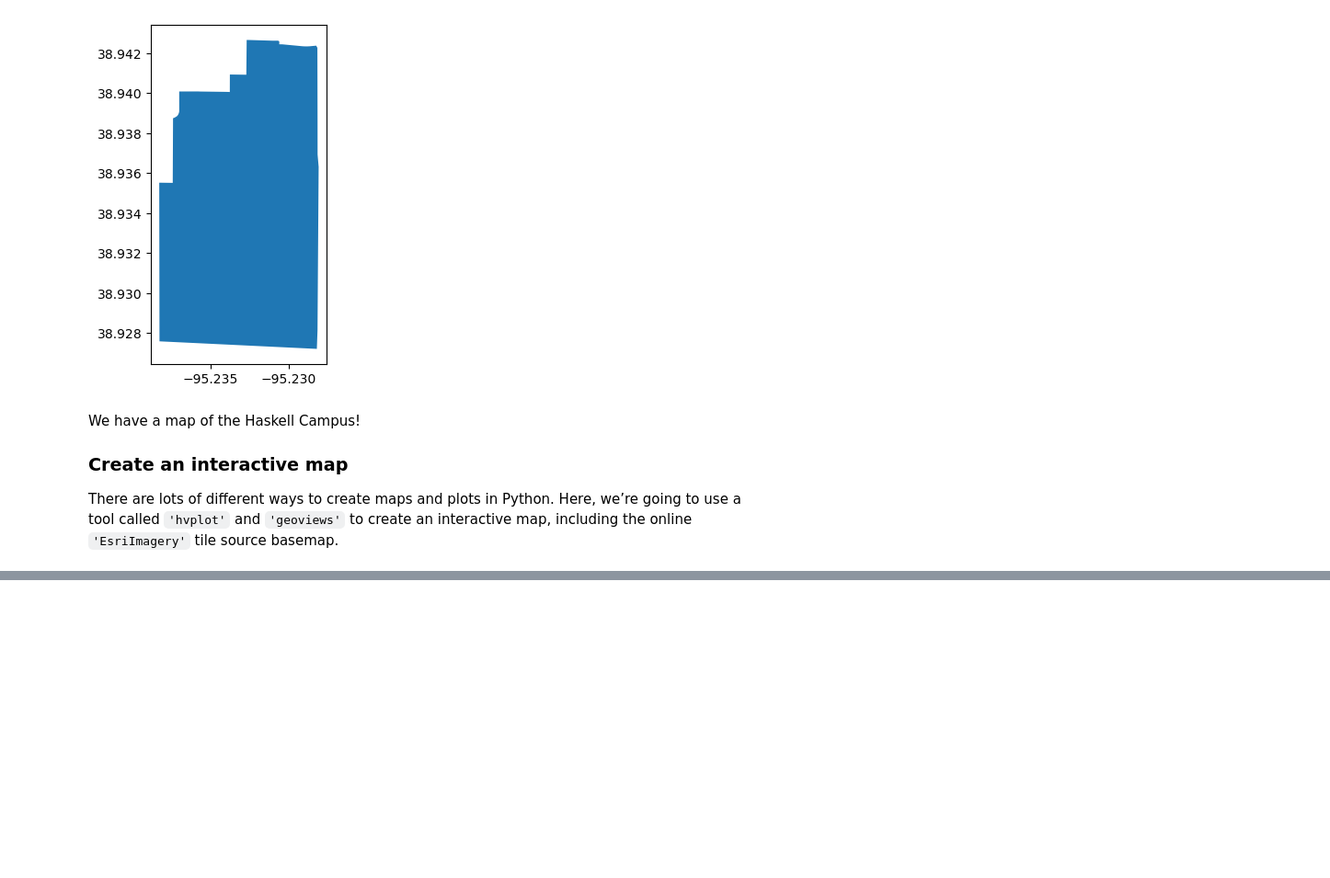
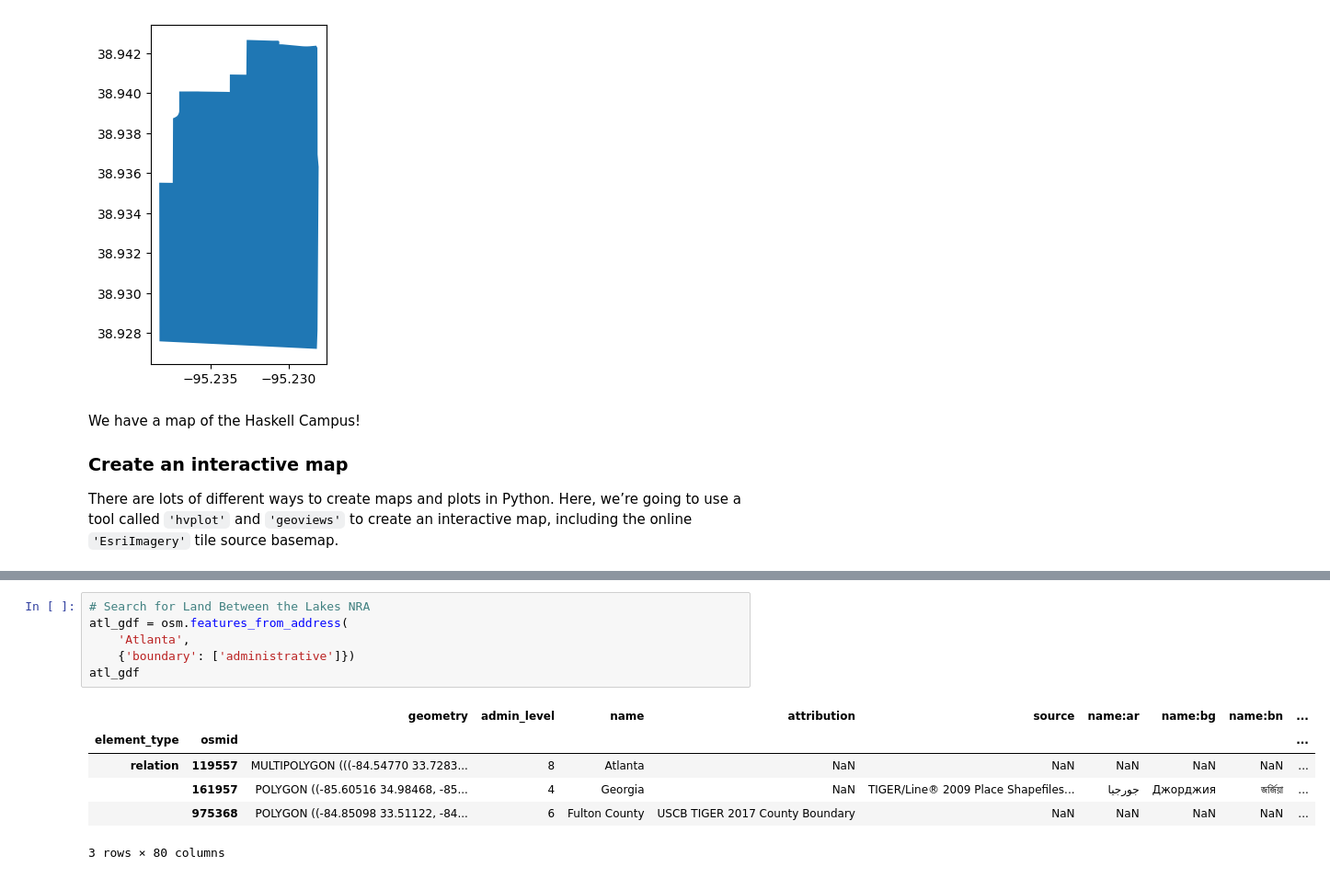
Before and after one commit to tjboyer13/Map, a Jupyter notebook: first-map.ipynb, the cells around one changed output, grey strips where cells are left out. Shown at 92% size. Drawn from its saved outputs; the diff is of its cells as text; blank space fills up the shorter version.

```diff
--- a/first-map.ipynb
+++ b/first-map.ipynb
@@ -95 +95,14 @@ WARNING:bokeh.core.validation.check:W-1005 (FIXED_SIZING_MODE): 'fixed' sizing m
 [interactive output not drawn]
+# %%
+# Search for Land Between the Lakes NRA
+atl_gdf = osm.features_from_address(
+    'Atlanta',
+    {'boundary': ['administrative']})
+atl_gdf
+# %% [output]
+|  |  | geometry | admin_level | name | attribution | source | name:ar | name:bg | name:bn | ... |
+| element_type | osmid |  |  |  |  |  |  |  |  | ... |
+| relation | 119557 | MULTIPOLYGON (((-84.54770 33.7283... | 8 | Atlanta | NaN | NaN | NaN | NaN | NaN | ... |
+|  | 161957 | POLYGON ((-85.60516 34.98468, -85... | 4 | Georgia | NaN | TIGER/Line® 2009 Place Shapefiles... | جورجيا | Джорджия | জর্জিয়া | ... |
+|  | 975368 | POLYGON ((-84.85098 33.51122, -84... | 6 | Fulton County | USCB TIGER 2017 County Boundary | NaN | NaN | NaN | NaN | ... |
+3 rows × 80 columns
```
Also changed, not shown: parts of 3 cells of this notebook, 8 other files.
